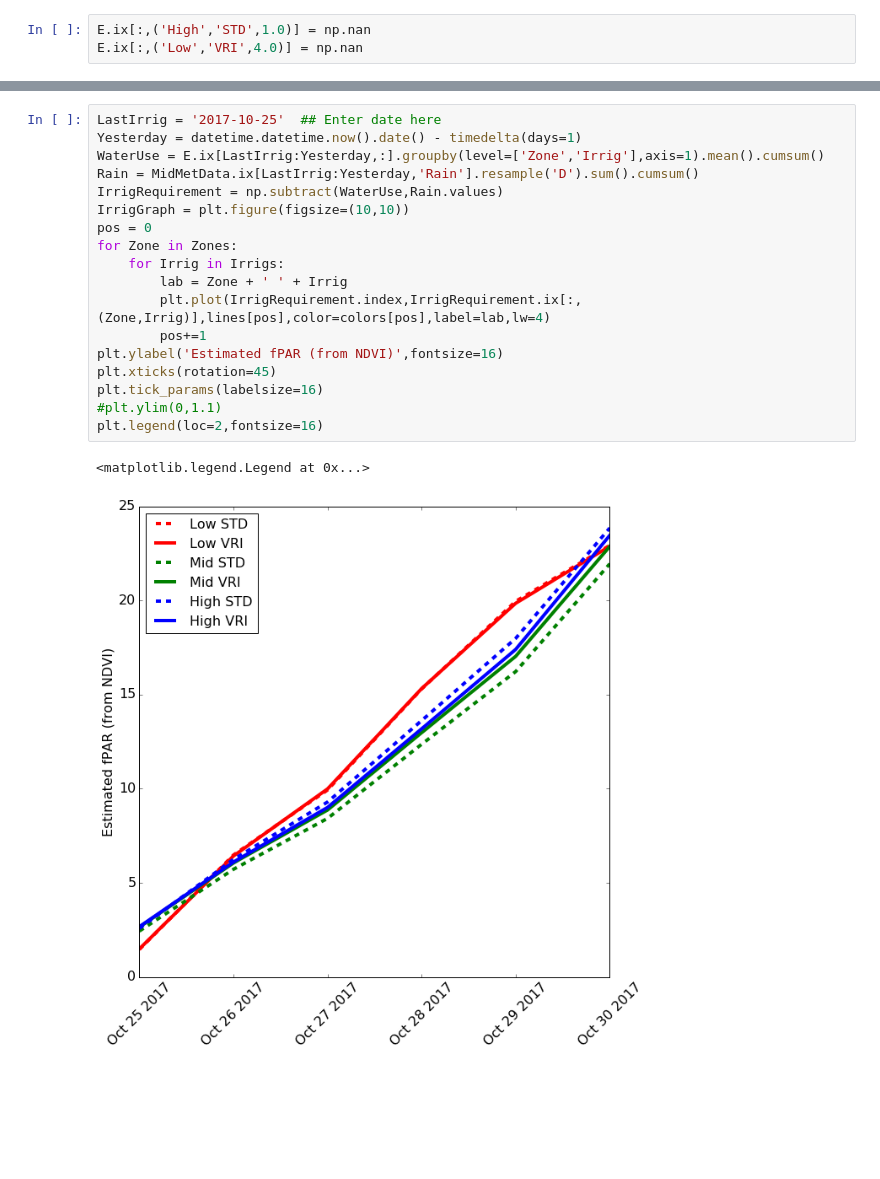
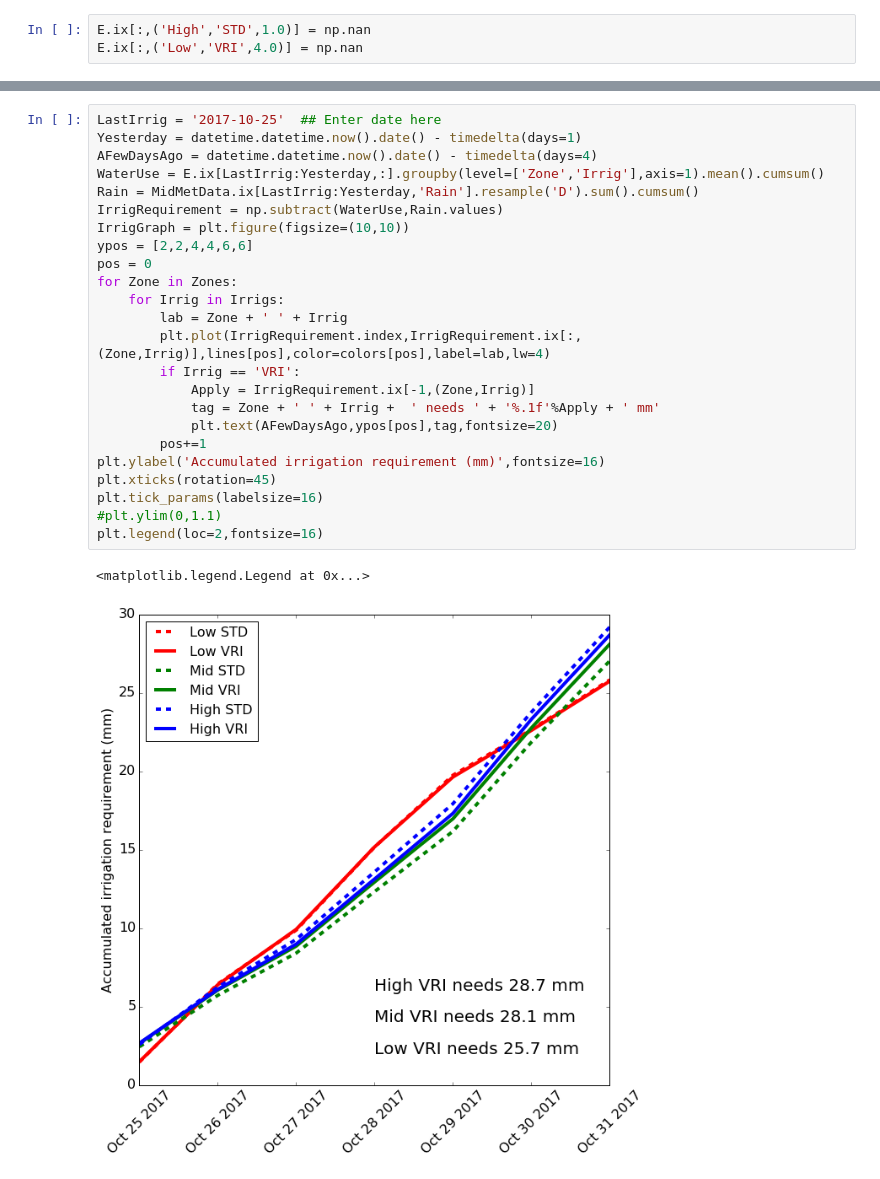
Before and after one commit to PlantandFoodResearch/MVI, a Jupyter notebook: RA1.3/GetNewIRRData.ipynb, the cells around one changed output, grey strips where cells are left out. Saved outputs shown, nothing was run; the diff lists cells and outputs as text; blank space fills up the shorter version.

```diff
--- a/RA1.3/GetNewIRRData.ipynb
+++ b/RA1.3/GetNewIRRData.ipynb
@@ -525,21 +523,27 @@ E.ix[:,('Low','VRI',4.0)] = np.nan
 # %%
 LastIrrig = '2017-10-25'  ## Enter date here
 Yesterday = datetime.datetime.now().date() - timedelta(days=1)
+AFewDaysAgo = datetime.datetime.now().date() - timedelta(days=4)
 WaterUse = E.ix[LastIrrig:Yesterday,:].groupby(level=['Zone','Irrig'],axis=1).mean().cumsum()
 Rain = MidMetData.ix[LastIrrig:Yesterday,'Rain'].resample('D').sum().cumsum()
 IrrigRequirement = np.subtract(WaterUse,Rain.values)
 IrrigGraph = plt.figure(figsize=(10,10))
+ypos = [2,2,4,4,6,6]
 pos = 0
 for Zone in Zones:
     for Irrig in Irrigs:
         lab = Zone + ' ' + Irrig
         plt.plot(IrrigRequirement.index,IrrigRequirement.ix[:,(Zone,Irrig)],lines[pos],color=colors[pos],label=lab,lw=4)
+        if Irrig == 'VRI':
+            Apply = IrrigRequirement.ix[-1,(Zone,Irrig)]
+            tag = Zone + ' ' + Irrig +  ' needs ' + '%.1f'%Apply + ' mm'
+            plt.text(AFewDaysAgo,ypos[pos],tag,fontsize=20)
         pos+=1
-plt.ylabel('Estimated fPAR (from NDVI)',fontsize=16)
+plt.ylabel('Accumulated irrigation requirement (mm)',fontsize=16)
 plt.xticks(rotation=45)
 plt.tick_params(labelsize=16)
 #plt.ylim(0,1.1)
 plt.legend(loc=2,fontsize=16)
 # %% [output]
 <matplotlib.legend.Legend at 0x...>
-[figure, old version]
+[figure, new version]
```
Also changed, not shown: parts of 11 cells of this notebook, 1 other file.
